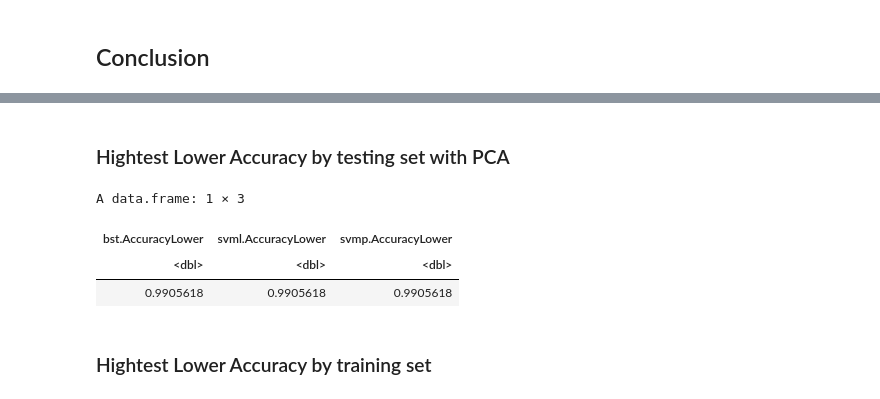
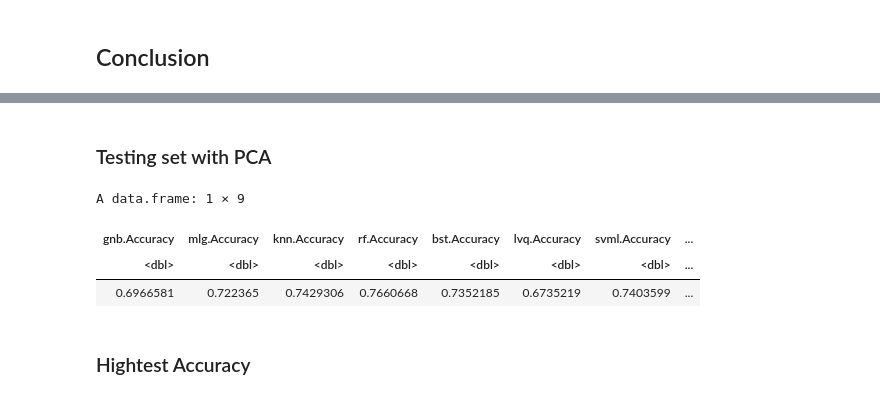
Before and after one commit to AlexLeungZ/SDSC3006-proj, a Jupyter notebook: code/proj.ipynb, the cells around one changed output, grey strips where cells are left out. Saved outputs shown, nothing was run; the diff lists cells and outputs as text; code cells hidden in the pictures.

```diff
--- a/code/proj.ipynb
+++ b/code/proj.ipynb
@@ -658,7 +722,7 @@ svmr.test.yPredPca <- predict(svmr.pca, df.test.pcaX)
 
 svmr.train.cmPca <- confusionMatrix(svmr.train.yPredPca, df.train.Y)
 svmr.test.cmPca <- confusionMatrix(svmr.test.yPredPca, df.test.Y)
-train.PcaRes <- c(train.PcaRes, svmr = svmr.train.cmPca$overall["AccuracyLower"])
-test.PcaRes <- c(test.PcaRes, svmr = svmr.test.cmPca$overall["AccuracyLower"])
+train.PcaRes <- c(train.PcaRes, svmr = svmr.train.cmPca$overall["Accuracy"])
+test.PcaRes <- c(test.PcaRes, svmr = svmr.test.cmPca$overall["Accuracy"])
 # %%
 print("Support Vector Machine Radial Kernel training set with PCA Accuracy")
@@ -686,7 +758,7 @@ svml.test.yPred <- predict(svml.model, df.test.X)
 
 svml.train.cm <- confusionMatrix(svml.train.yPred, df.train.Y)
 svml.test.cm <- confusionMatrix(svml.test.yPred, df.test.Y)
-train.Res <- c(train.Res, svml = svml.train.cm$overall["AccuracyLower"])
-test.Res <- c(test.Res, svml = svml.test.cm$overall["AccuracyLower"])
+train.Res <- c(train.Res, svml = svml.train.cm$overall["Accuracy"])
+test.Res <- c(test.Res, svml = svml.test.cm$overall["Accuracy"])
 # %%
 print("Support Vector Machine Linear Kernel training set Accuracy")
@@ -733,7 +813,7 @@ svmp.test.yPred <- predict(svmp.model, df.test.X)
 
 svmp.train.cm <- confusionMatrix(svmp.train.yPred, df.train.Y)
 svmp.test.cm <- confusionMatrix(svmp.test.yPred, df.test.Y)
-train.Res <- c(train.Res, svmp = svmp.train.cm$overall["AccuracyLower"])
-test.Res <- c(test.Res, svmp = svmp.test.cm$overall["AccuracyLower"])
+train.Res <- c(train.Res, svmp = svmp.train.cm$overall["Accuracy"])
+test.Res <- c(test.Res, svmp = svmp.test.cm$overall["Accuracy"])
 # %%
 print("Support Vector Machine Polynomial Kernel training set Accuracy")
@@ -780,7 +868,7 @@ svmr.test.yPred <- predict(svmr.model, df.test.X)
 
 svmr.train.cm <- confusionMatrix(svmr.train.yPred, df.train.Y)
 svmr.test.cm <- confusionMatrix(svmr.test.yPred, df.test.Y)
-train.Res <- c(train.Res, svmr = svmr.train.cm$overall["AccuracyLower"])
-test.Res <- c(test.Res, svmr = svmr.test.cm$overall["AccuracyLower"])
+train.Res <- c(train.Res, svmr = svmr.train.cm$overall["Accuracy"])
+test.Res <- c(test.Res, svmr = svmr.test.cm$overall["Accuracy"])
 # %%
 print("Support Vector Machine Polynomial Radial training set Accuracy")
@@ -842,12 +958,12 @@ A data.frame: 1 × 5
 # %% [markdown]
-### Hightest Lower Accuracy by testing set with PCA
+### Testing set with PCA
 # %%
 test.PcaRes <- data.frame(test.PcaRes)
-test.PcaRes[which(test.PcaRes == max(test.PcaRes))]
+test.PcaRes
 # %% [output]
-A data.frame: 1 × 3
+A data.frame: 1 × 9
-| bst.AccuracyLower | svml.AccuracyLower | svmp.AccuracyLower |
-| <dbl> | <dbl> | <dbl> |
-| 0.9905618 | 0.9905618 | 0.9905618 |
+| gnb.Accuracy | mlg.Accuracy | knn.Accuracy | rf.Accuracy | bst.Accuracy | lvq.Accuracy | svml.Accuracy | ... |
+| <dbl> | <dbl> | <dbl> | <dbl> | <dbl> | <dbl> | <dbl> | ... |
+| 0.6966581 | 0.722365 | 0.7429306 | 0.7660668 | 0.7352185 | 0.6735219 | 0.7403599 | ... |
 # %% [markdown]
-### Hightest Lower Accuracy by training set
+### Hightest Accuracy
```
Also changed, not shown: parts of 73 cells of this notebook, 1 other file.
